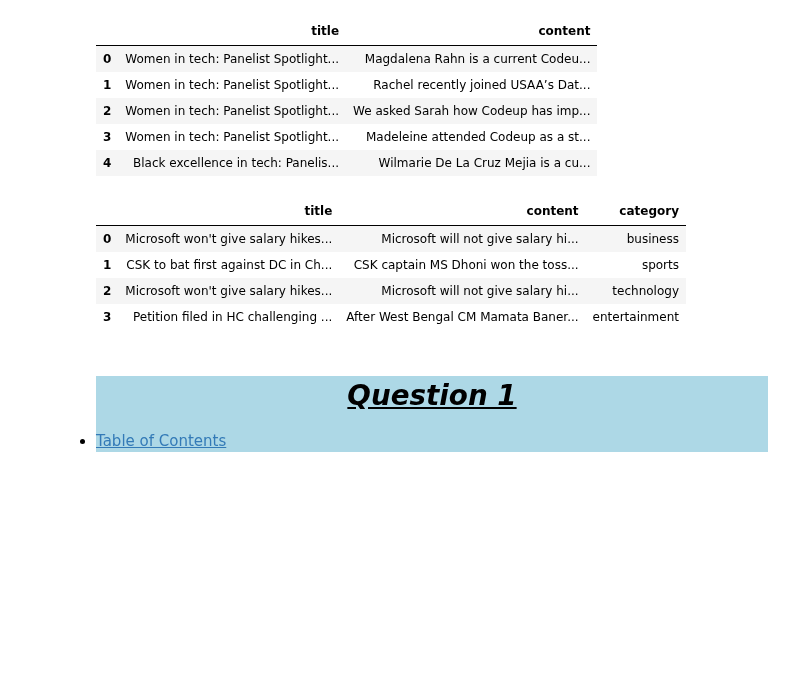
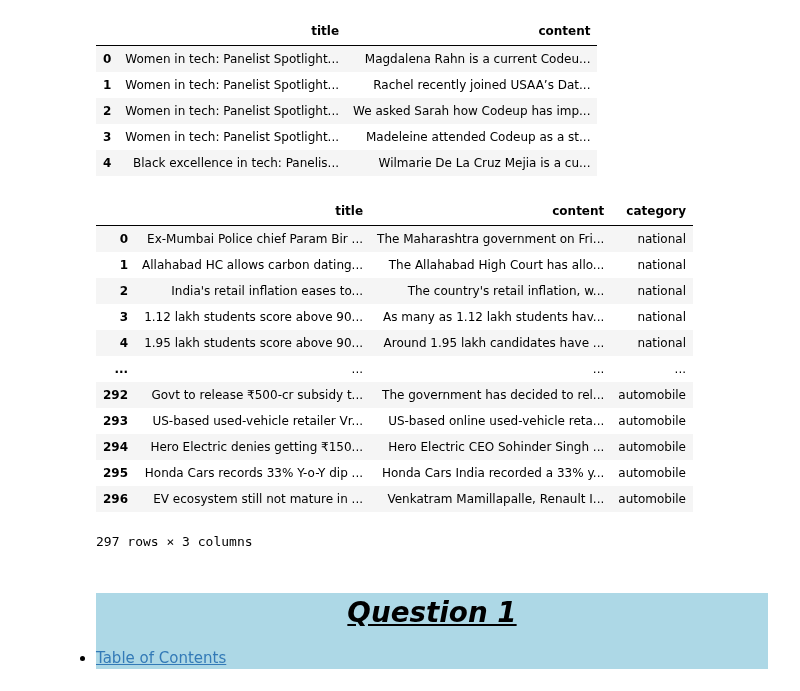
Before and after one commit to Jburch01/natural-language-processing-exercises, a Jupyter notebook: prepare.ipynb, the cells around one changed output. Cells and saved outputs as stored; diff of their text form; code cells hidden in the pictures; blank space fills up the shorter version.

```diff
--- a/prepare.ipynb
+++ b/prepare.ipynb
@@ -49,13 +52,21 @@ blogs.head()
 | 3 | Women in tech: Panelist Spotlight... | Madeleine attended Codeup as a st... |
 | 4 | Black excellence in tech: Panelis... | Wilmarie De La Cruz Mejia is a cu... |
 # %%
-articles.head()
+articles
 # %% [output]
 |  | title | content | category |
-| 0 | Microsoft won't give salary hikes... | Microsoft will not give salary hi... | business |
-| 1 | CSK to bat first against DC in Ch... | CSK captain MS Dhoni won the toss... | sports |
-| 2 | Microsoft won't give salary hikes... | Microsoft will not give salary hi... | technology |
-| 3 | Petition filed in HC challenging ... | After West Bengal CM Mamata Baner... | entertainment |
+| 0 | Ex-Mumbai Police chief Param Bir ... | The Maharashtra government on Fri... | national |
+| 1 | Allahabad HC allows carbon dating... | The Allahabad High Court has allo... | national |
+| 2 | India's retail inflation eases to... | The country's retail inflation, w... | national |
+| 3 | 1.12 lakh students score above 90... | As many as 1.12 lakh students hav... | national |
+| 4 | 1.95 lakh students score above 90... | Around 1.95 lakh candidates have ... | national |
+| ... | ... | ... | ... |
+| 292 | Govt to release ₹500-cr subsidy t... | The government has decided to rel... | automobile |
+| 293 | US-based used-vehicle retailer Vr... | US-based online used-vehicle reta... | automobile |
+| 294 | Hero Electric denies getting ₹150... | Hero Electric CEO Sohinder Singh ... | automobile |
+| 295 | Honda Cars records 33% Y-o-Y dip ... | Honda Cars India recorded a 33% y... | automobile |
+| 296 | EV ecosystem still not mature in ... | Venkatram Mamillapalle, Renault I... | automobile |
+297 rows × 3 columns
 # %% [markdown]
 <div style='background-color : lightblue'>
 <a id='q1'></a>
```
Also changed, not shown: parts of 5 cells of this notebook, 3 other files.
